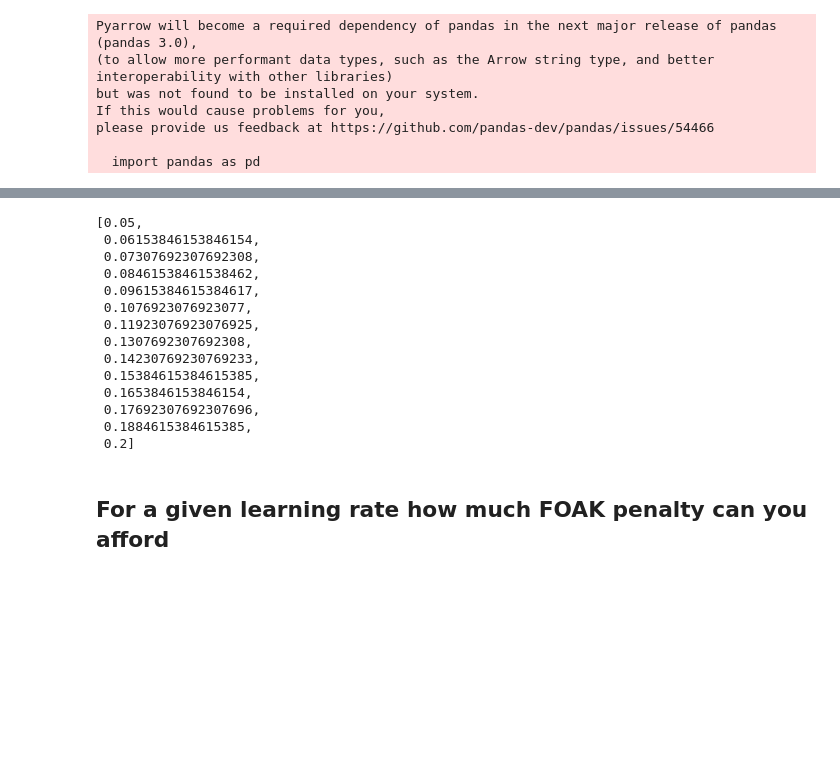
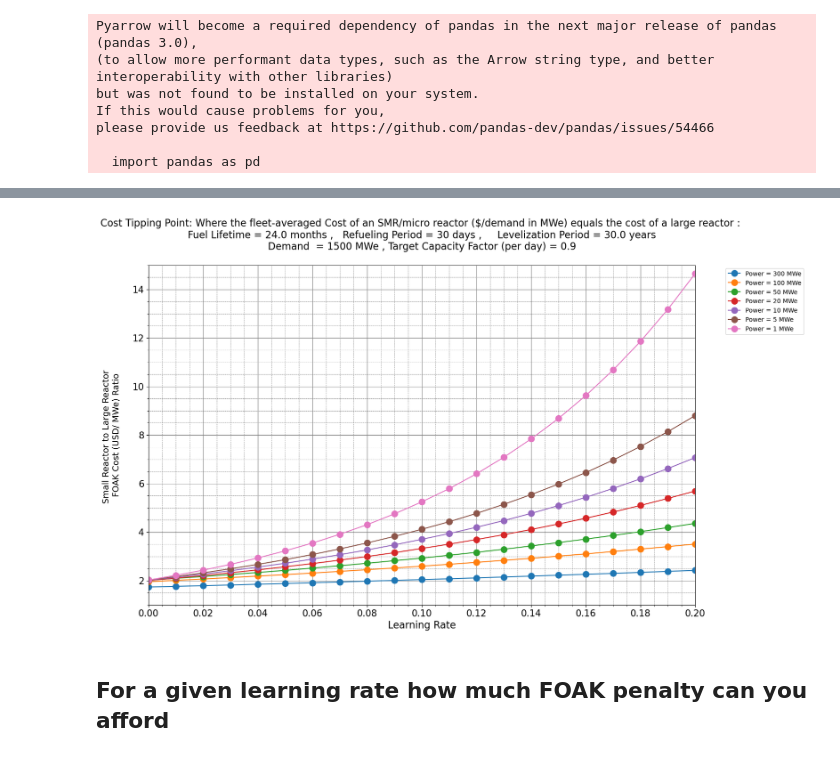
Before and after one commit to BotrosHanna-INL/nuc_DataCenters, a Jupyter notebook: main.ipynb, the cells around one changed output, grey strips where cells are left out. Cells and saved outputs as stored; diff of their text form; code cells hidden in the pictures; blank space fills up the shorter version.

Commit message:
plots

```diff
--- a/main.ipynb
+++ b/main.ipynb
@@ -135,19 +147,27 @@ plt.show()
-# %%
-lr_small_save
-# %% [output]
-[0.05,
- 0.06153846153846154,
- 0.07307692307692308,
- 0.08461538461538462,
- 0.09615384615384617,
- 0.1076923076923077,
- 0.11923076923076925,
- 0.1307692307692308,
- 0.14230769230769233,
- 0.15384615384615385,
- 0.1653846153846154,
- 0.17692307692307696,
- 0.1884615384615385,
- 0.2]
+# %%
+fig = plt.figure(figsize=(16, 10))
+
+for i in range (len(lr_small_save_tot)):
+    plt.plot(lr_small_save_tot[i], np.array(tipping_cost_save_tot[i])/cost_large ,'-o' , markersize = 10, label =f'Power = {power_list [i]} MWe')
+    plt.legend(bbox_to_anchor=(1.05, 1.0), loc='upper left')
+
+
+plt.grid(which='major', color='grey', linewidth=0.8)
+plt.grid(which='minor', color='grey', linestyle='dashed', linewidth=0.5)
+plt.minorticks_on()
+plt.yticks(fontsize=15)
+plt.xticks(fontsize=15)
+
+plt.xlabel('Learning Rate',  fontsize=16 )
+plt.ylabel('Small Reactor to Large Reactor \n FOAK Cost (USD/ MWe) Ratio \n',  fontsize=14)
+plt.xlim(0, 0.2)
+plt.ylim(1, 15)
+plt.gca().xaxis.set_major_locator(plt.MultipleLocator(0.02))
+
+plt.title(f"Cost Tipping Point: Where the fleet-averaged Cost of an SMR/micro reactor ($/demand in MWe) equals the cost of a large reactor : \n Fuel Lifetime = {np.round(fuel_lifetime_0 /30, 1)} months ,   Refueling Period = {refueling_period_0} days ,\
+     Levelization Period = {np.round(levelization_period_0/365, 1)} years \n Demand  = {demand_0} MWe , Target Capacity Factor (per day) = {min_capacity_factor_criteria} \n"  , fontsize=16)
+plt.show()
+# %% [output]
+[figure, added]
 # %% [markdown]
 ## For a given learning rate how much FOAK penalty can you afford
```
Also changed, not shown: parts of 1 cell of this notebook, 1 other file.
